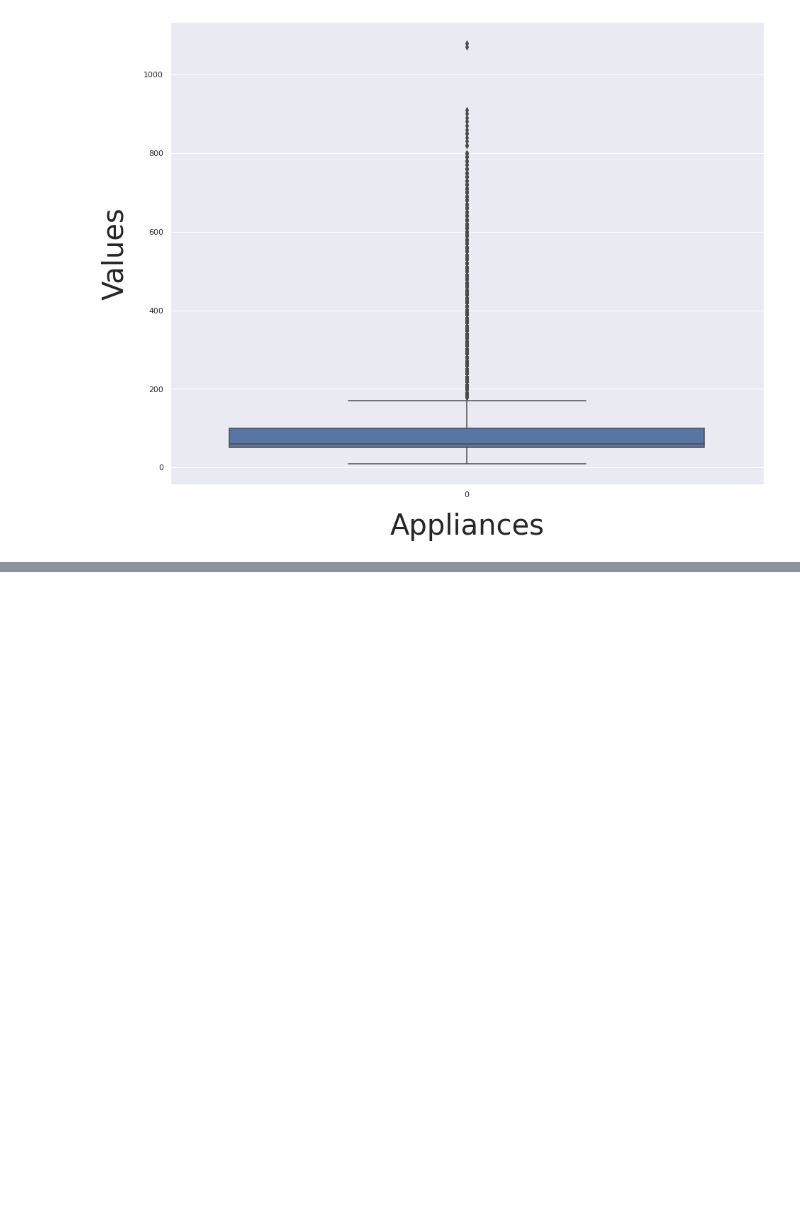
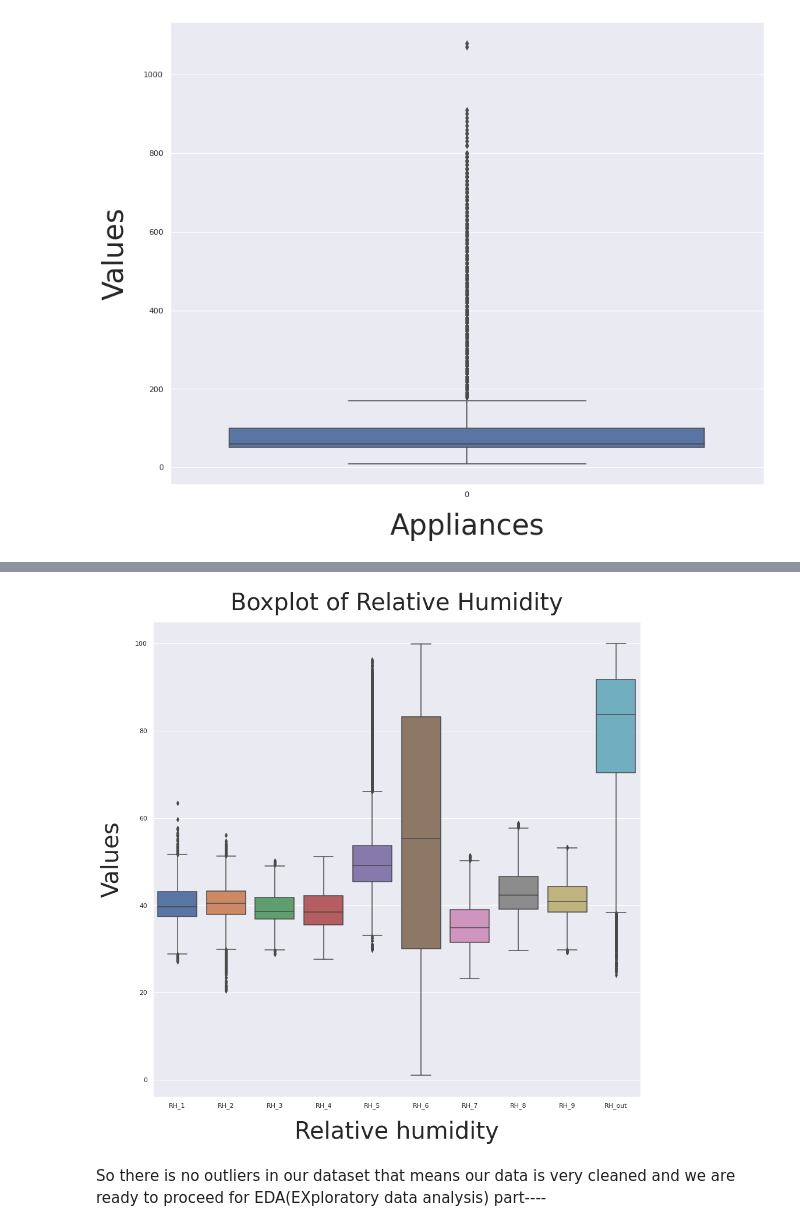
Before and after one commit to Shailendra114/Appliances-Energy-Prediction, a Jupyter notebook: Appliances_Energy_Prediction(Machine_Learnng_Capstone_Project).ipynb, the cells around one changed output, grey strips where cells are left out. Saved outputs shown, nothing was run; the diff lists cells and outputs as text; code cells hidden in the pictures; blank space fills up the shorter version.

Commit message:
Did descriptive analysis For EDA

```diff
--- a/Appliances_Energy_Prediction(Machine_Learnng_Capstone_Project).ipynb
+++ b/Appliances_Energy_Prediction(Machine_Learnng_Capstone_Project).ipynb
@@ -290,0 +308,12 @@ Text(0, 0.5, 'Values')
+# %%
+#lets check outliers in relative humidity
+ax= sns.boxplot(data= df[['RH_1','RH_2','RH_3','RH_4','RH_5','RH_6','RH_7','RH_8','RH_9','RH_out']],orient='v')
+ax.set_xlabel('Relative humidity',fontsize=40, labelpad=20)
+ax.set_ylabel('Values',fontsize=40, labelpad=20)
+ax.set_title("Boxplot of Relative Humidity", fontsize = 40,
+            pad = 20)
+sns.set(rc={'figure.figsize':(15,15)})
+# %% [output]
+[figure, added]
+# %% [markdown]
+So there is no outliers in our dataset that means our data is very cleaned and we are ready to proceed for EDA(EXploratory data analysis) part----
```
Also changed, not shown: parts of 22 cells of this notebook.
